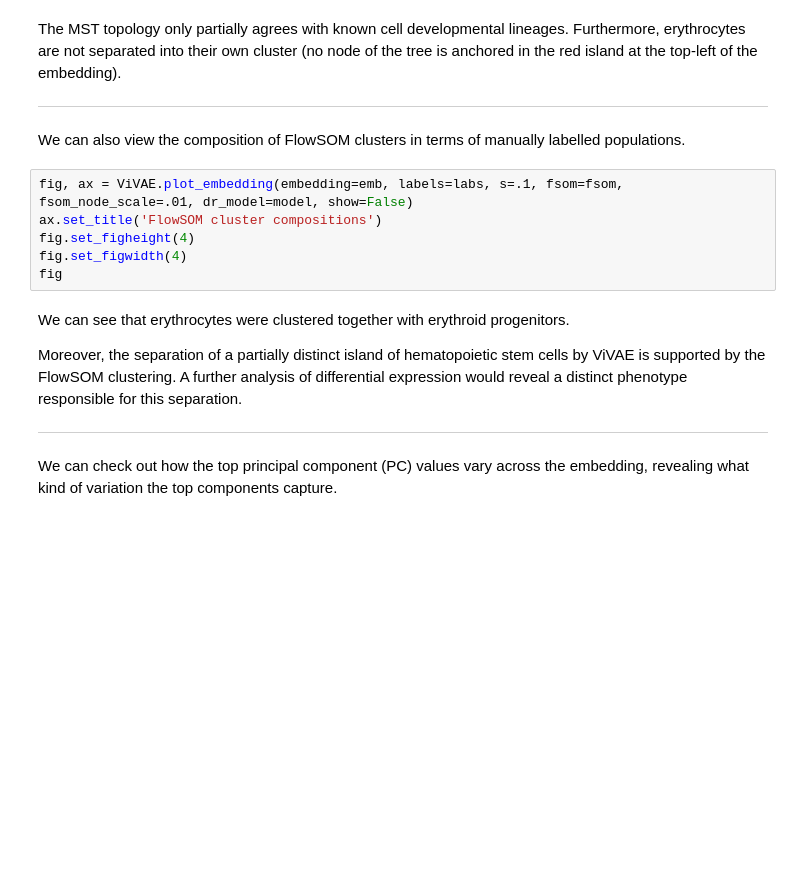
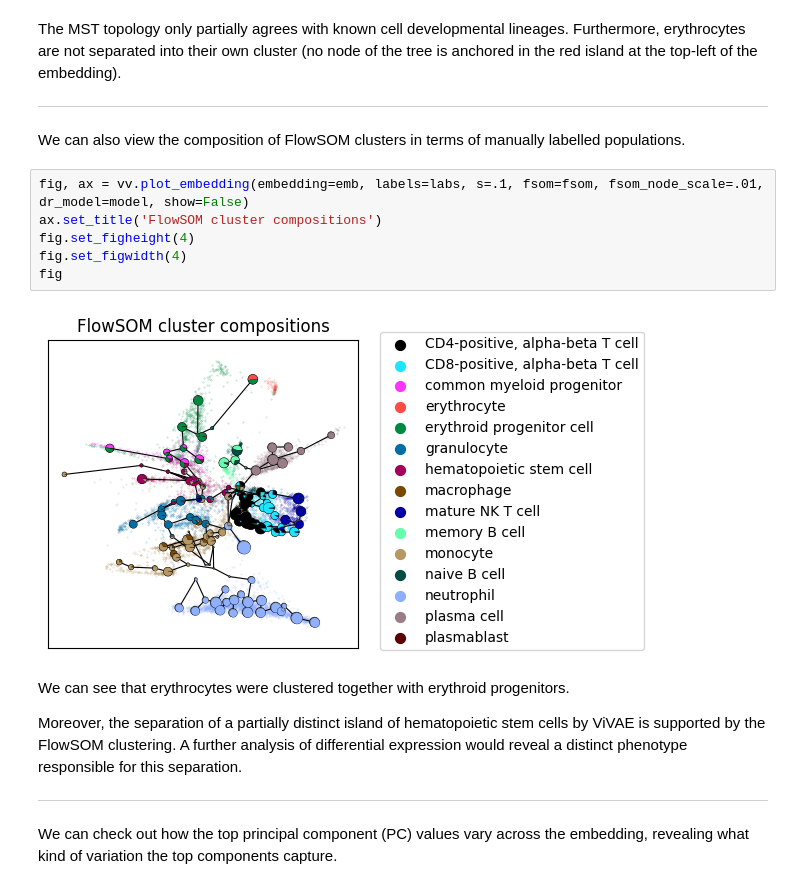
Before and after one commit to saeyslab/ViVAE, a Jupyter notebook: tutorials/example_scrnaseq.ipynb, the cells around one changed output. Saved outputs shown, nothing was run; the diff lists cells and outputs as text; blank space fills up the shorter version.

```diff
--- a/tutorials/example_scrnaseq.ipynb
+++ b/tutorials/example_scrnaseq.ipynb
@@ -337,11 +364,13 @@ Furthermore, erythrocytes are not separated into their own cluster (no node of t
 
 We can also view the composition of FlowSOM clusters in terms of manually labelled populations.
 # %%
-fig, ax = ViVAE.plot_embedding(embedding=emb, labels=labs, s=.1, fsom=fsom, fsom_node_scale=.01, dr_model=model, show=False)
+fig, ax = vv.plot_embedding(embedding=emb, labels=labs, s=.1, fsom=fsom, fsom_node_scale=.01, dr_model=model, show=False)
 ax.set_title('FlowSOM cluster compositions')
 fig.set_figheight(4)
 fig.set_figwidth(4)
 fig
+# %% [output]
+[figure, added]
 # %% [markdown]
 We can see that erythrocytes were clustered together with erythroid progenitors.
 
```
Also changed, not shown: parts of 37 cells of this notebook, 11 other files.
